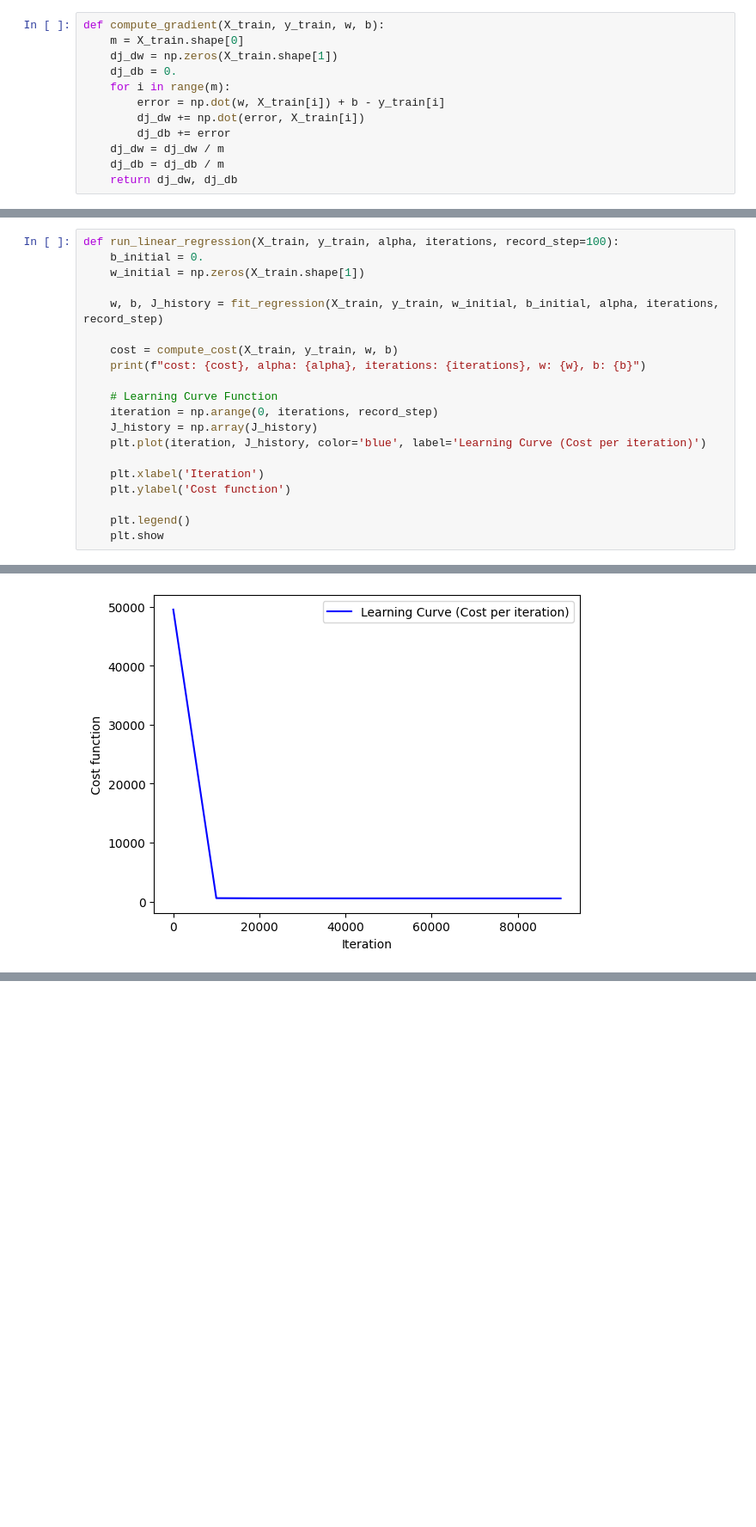
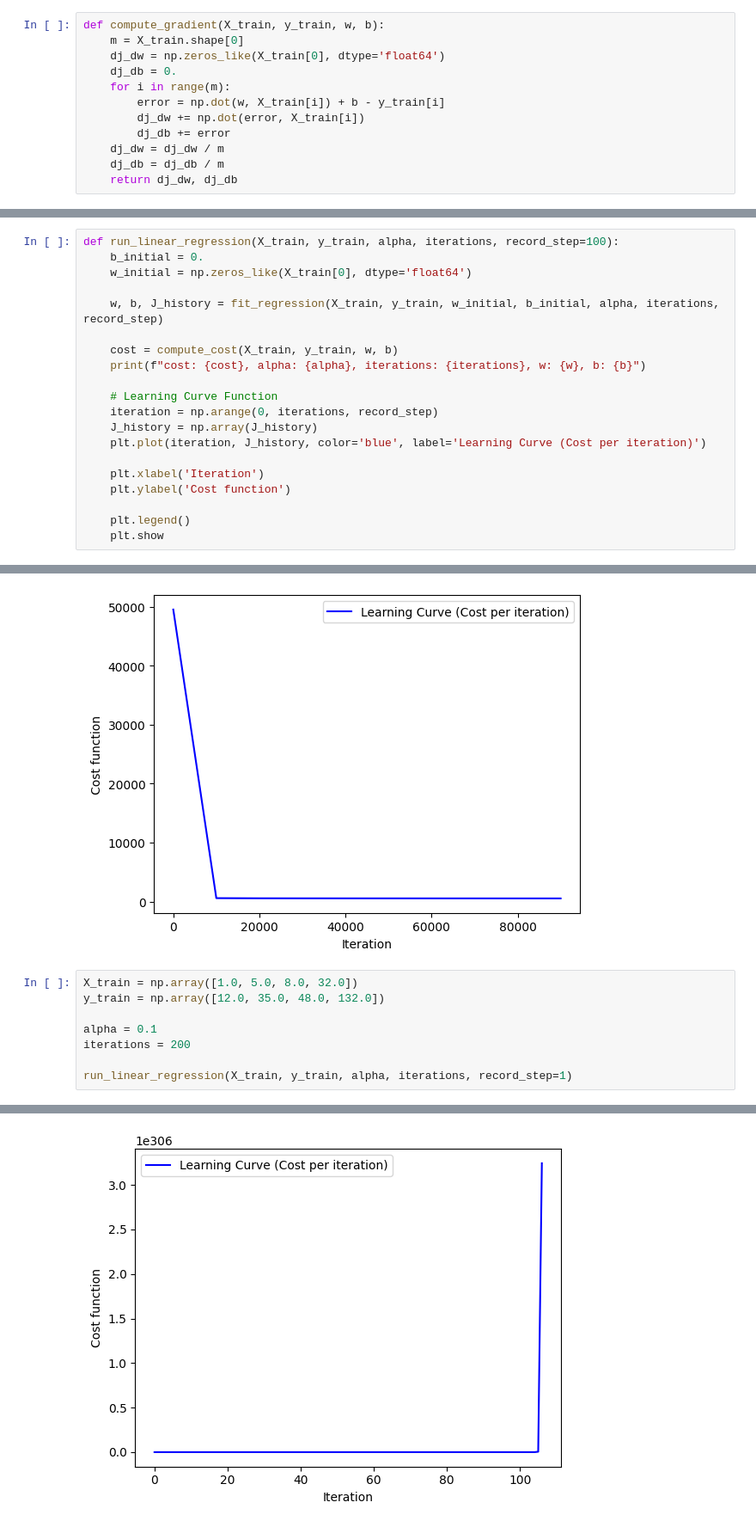
Before and after one commit to sinasun/ml-archive, a Jupyter notebook: 02_Supervised_Learning/01_Linear_Regression/02_Multi_Variable_Linear_Regression.ipynb, the cells around one changed output, grey strips where cells are left out. Shown: that part at 86% size. Drawn from its saved outputs; the diff is of its cells as text; blank space fills up the shorter version.

Commit message:
:bug: Fixed creating zero array by using zeros_like rather than giving shape to zero function

```diff
--- a/02_Supervised_Learning/01_Linear_Regression/02_Multi_Variable_Linear_Regression.ipynb
+++ b/02_Supervised_Learning/01_Linear_Regression/02_Multi_Variable_Linear_Regression.ipynb
@@ -102,7 +102,7 @@ def compute_cost(X_train, y_train, w, b):
 # %%
 def compute_gradient(X_train, y_train, w, b):
     m = X_train.shape[0]
-    dj_dw = np.zeros(X_train.shape[1])
+    dj_dw = np.zeros_like(X_train[0], dtype='float64')
     dj_db = 0.
     for i in range(m):
         error = np.dot(w, X_train[i]) + b - y_train[i]
@@ -128,7 +128,7 @@ def fit_regression(X_train, y_train, initial_w, initial_b, alpha, iterations, re
 # %%
 def run_linear_regression(X_train, y_train, alpha, iterations, record_step=100):
     b_initial = 0.
-    w_initial = np.zeros(X_train.shape[1])
+    w_initial = np.zeros_like(X_train[0], dtype='float64')
 
     w, b, J_history = fit_regression(X_train, y_train, w_initial, b_initial, alpha, iterations, record_step)
 
@@ -158,3 +158,12 @@ run_linear_regression(X_train, y_train, alpha, iterations, record_step=10_000)
 # %% [output]
 cost: 555.2870188203724, alpha: 8e-07, iterations: 100000, w: [ 0.24206972  0.45253688 -1.31532538 -1.56988301], b: -0.03322988712405046
 [figure]
+# %%
+X_train = np.array([1.0, 5.0, 8.0, 32.0])
+y_train = np.array([12.0, 35.0, 48.0, 132.0])
+
+alpha = 0.1
+iterations = 200
+
+run_linear_regression(X_train, y_train, alpha, iterations, record_step=1)
+# %% [output]
@@ -161,3 +171,4 @@ cost: 555.2870188203724, alpha: 8e-07, iterations: 100000, w: [ 0.24206972  0.45
+[figure, added]
 # %% [markdown]
 ### Applying Scaling
 
```
Also changed, not shown: parts of 26 cells of this notebook.
